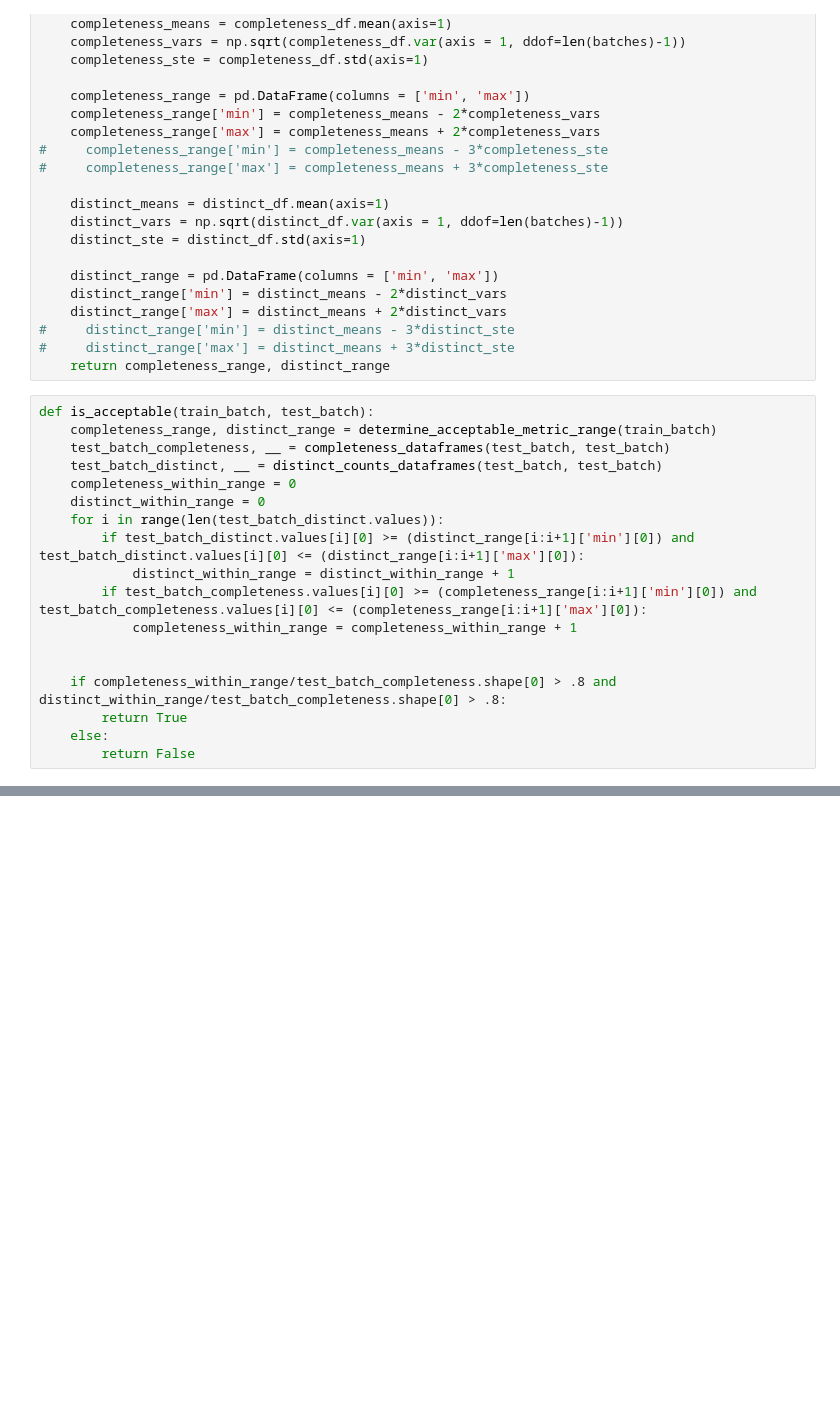
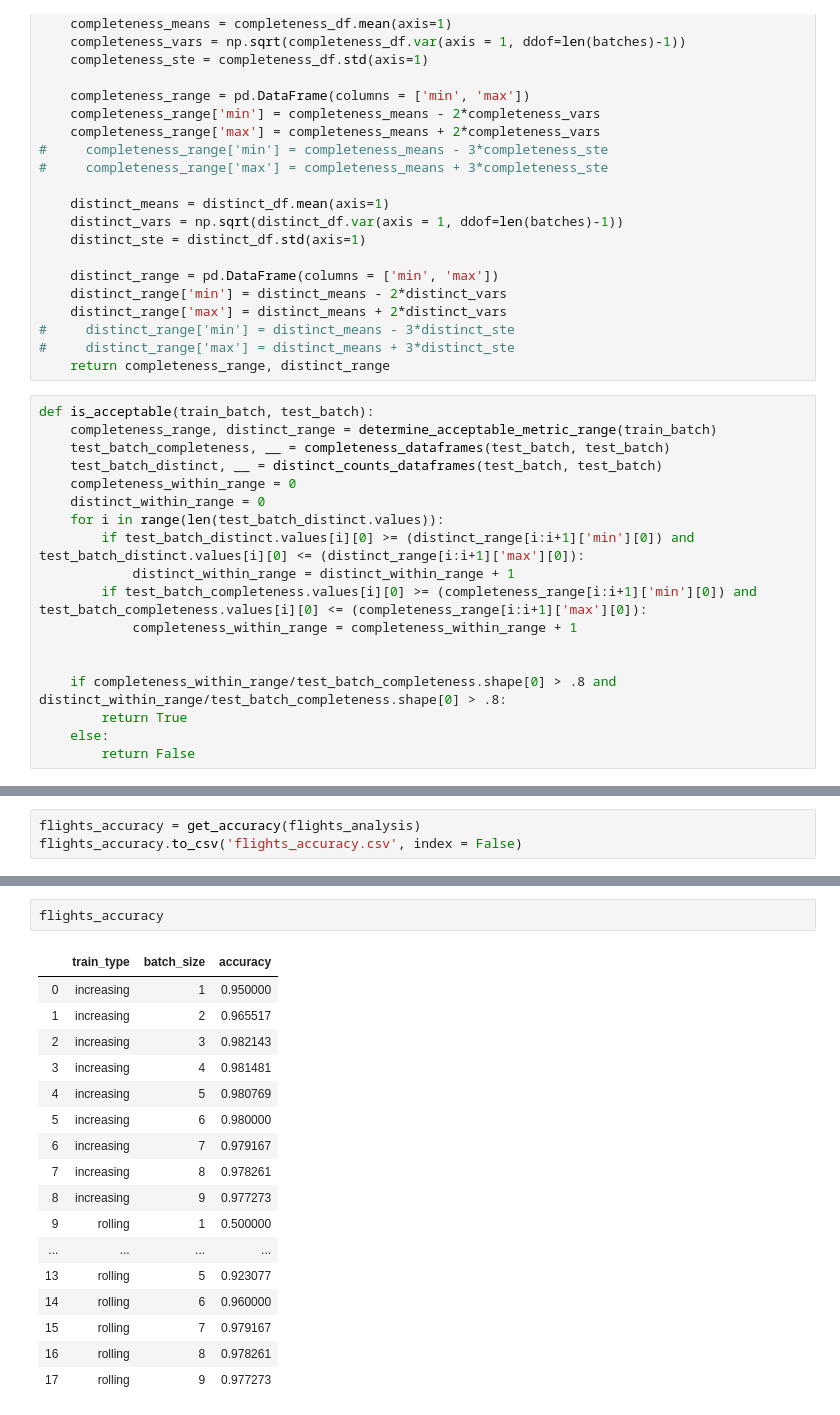
Before and after one commit to zivschwartz/Data-Quality-Validation-Pipeline, a Jupyter notebook: threshold_analysis.ipynb, the cells around one changed output, grey strips where cells are left out. Cells and saved outputs as stored; diff of their text form; blank space fills up the shorter version.

```diff
--- a/threshold_analysis.ipynb
+++ b/threshold_analysis.ipynb
@@ -112 +197,4 @@ for train_type in ['rolling', 'increasing']:
+# %%
+flights_accuracy = get_accuracy(flights_analysis)
+flights_accuracy.to_csv('flights_accuracy.csv', index = False)
 # %%
@@ -211,0 +252,20 @@ for column in flights_dirty_completeness_ratio_df.index.tolist():
+# %%
+flights_accuracy
+# %% [output]
+|  | train_type | batch_size | accuracy |
+| 0 | increasing | 1 | 0.950000 |
+| 1 | increasing | 2 | 0.965517 |
+| 2 | increasing | 3 | 0.982143 |
+| 3 | increasing | 4 | 0.981481 |
+| 4 | increasing | 5 | 0.980769 |
+| 5 | increasing | 6 | 0.980000 |
+| 6 | increasing | 7 | 0.979167 |
+| 7 | increasing | 8 | 0.978261 |
+| 8 | increasing | 9 | 0.977273 |
+| 9 | rolling | 1 | 0.500000 |
+| ... | ... | ... | ... |
+| 13 | rolling | 5 | 0.923077 |
+| 14 | rolling | 6 | 0.960000 |
+| 15 | rolling | 7 | 0.979167 |
+| 16 | rolling | 8 | 0.978261 |
+| 17 | rolling | 9 | 0.977273 |
```
Also changed, not shown: parts of 26 cells of this notebook, 4 other files.
